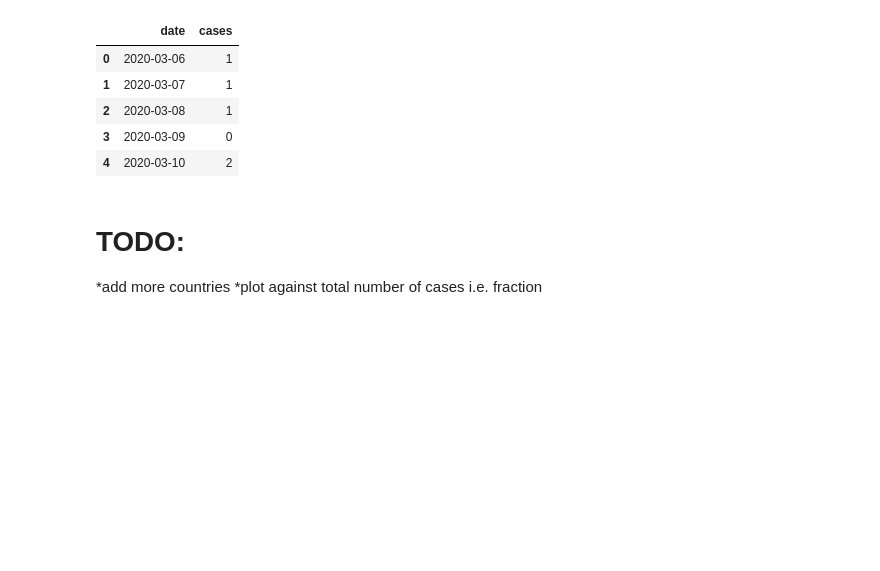
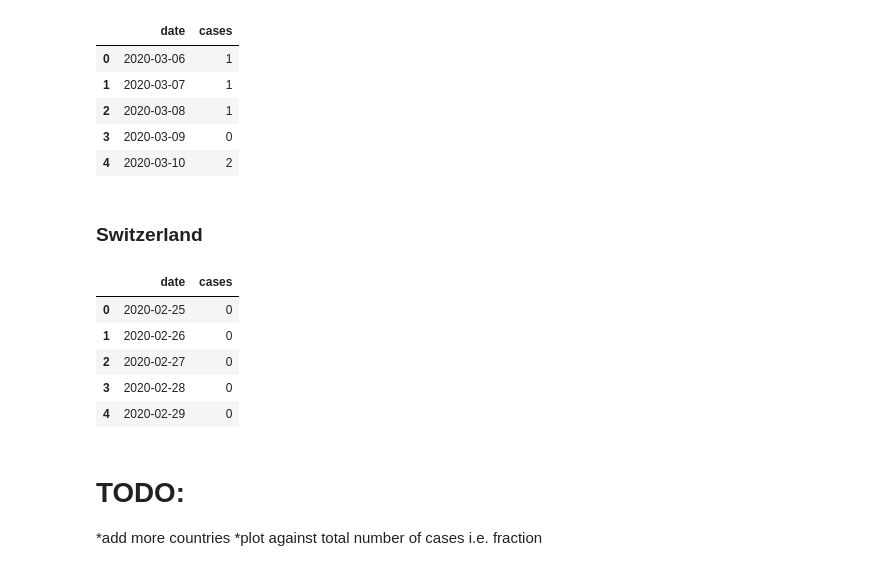
Before and after one commit to Priesemann-Group/covid19_research, a Jupyter notebook: countries/icu/comparison.ipynb, the cells around one changed output. Cells and saved outputs as stored; diff of their text form; code cells hidden in the pictures; blank space fills up the shorter version.

Commit message:
Added Switzerland

```diff
--- a/countries/icu/comparison.ipynb
+++ b/countries/icu/comparison.ipynb
@@ -166,6 +166,21 @@ icu["Sweden"].head()
 | 2 | 2020-03-08 | 1 |
 | 3 | 2020-03-09 | 0 |
 | 4 | 2020-03-10 | 2 |
+# %% [markdown]
+### Switzerland
+# %%
+url = "https://www4.ti.ch/fileadmin/DSS/DSP/UMC/malattie_infettive/Coronavirus/dati/COVID19_Dati_TI_per_github.xlsx"
+temp = pd.read_excel(url)
+temp["date"] = pd.to_datetime(temp["date"])
+icu["Switzerland"] = create_df(temp.date, temp.current_icu)
+#icu["Switzerland"].head()
+# %% [output]
+|  | date | cases |
+| 0 | 2020-02-25 | 0 |
+| 1 | 2020-02-26 | 0 |
+| 2 | 2020-02-27 | 0 |
+| 3 | 2020-02-28 | 0 |
+| 4 | 2020-02-29 | 0 |
 # %% [markdown]
 # TODO:
 *add more countries
```
Also changed, not shown: parts of 1 cell of this notebook.
